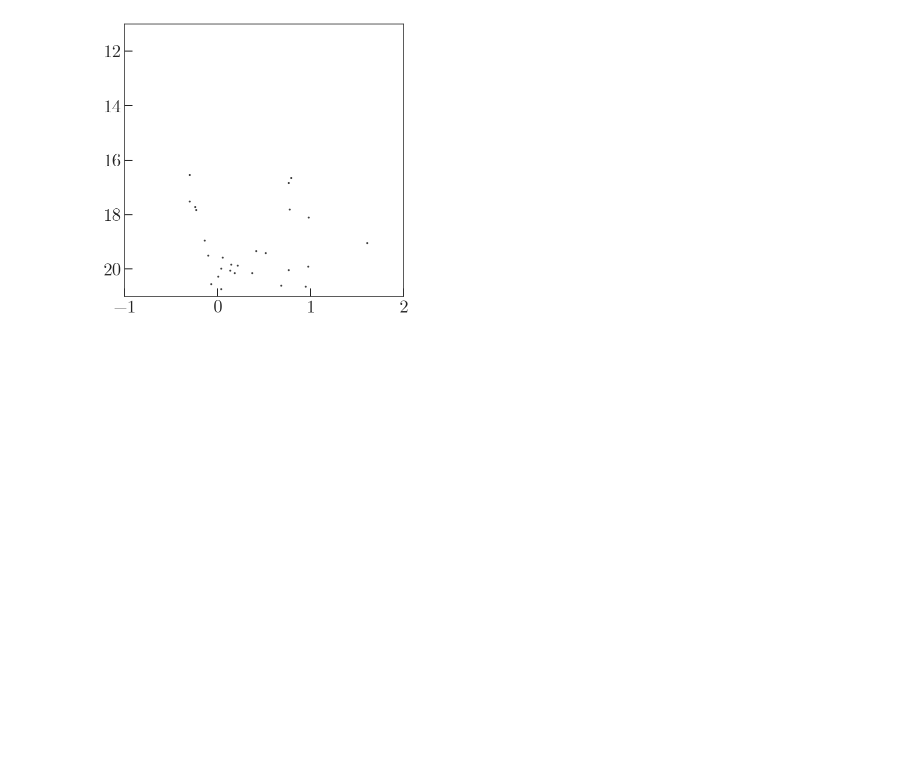
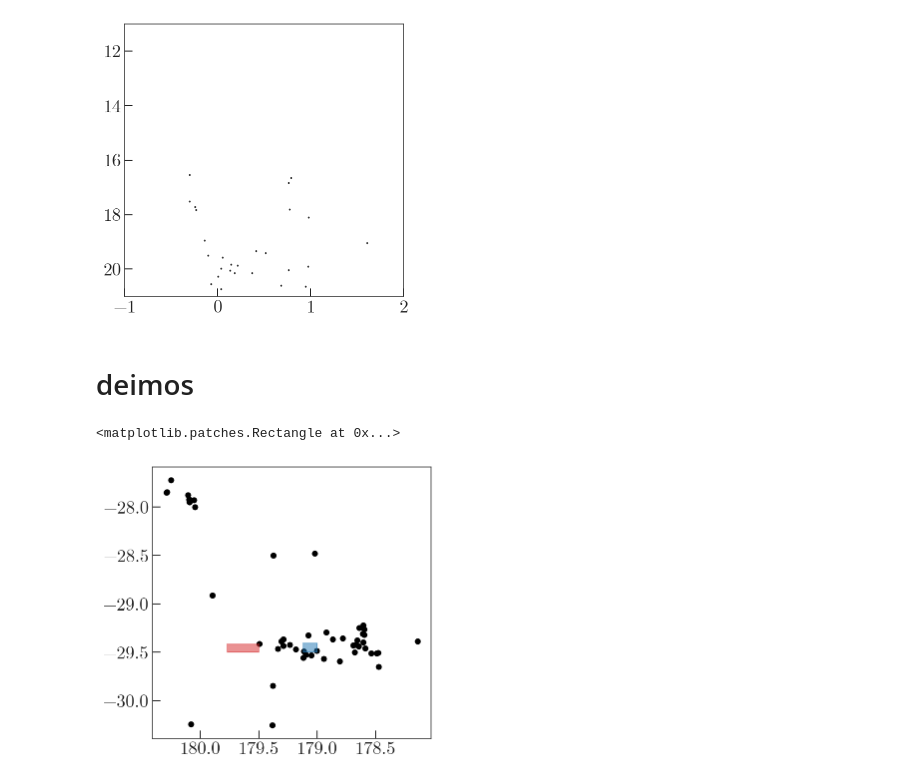
Before and after one commit to adrn/dr2-lmc-cluster, a Jupyter notebook: notebooks/Figure1-Gaia.ipynb, the cells around one changed output. Saved outputs shown, nothing was run; the diff lists cells and outputs as text; code cells hidden in the pictures; blank space fills up the shorter version.

```diff
--- a/notebooks/Figure1-Gaia.ipynb
+++ b/notebooks/Figure1-Gaia.ipynb
@@ -354,3 +375,21 @@ ax.set_ylim(21, 11)
 # %% [output]
 (21, 11)
 [figure]
+# %% [markdown]
+# deimos
+# %%
+x = g.ra.value[cl_rough_mask & poly_mask & pm_mask]
+y = g.dec.value[cl_rough_mask & poly_mask & pm_mask]
+# %%
+fig, ax = plt.subplots(1, 1, figsize=(5, 5))
+ax.scatter(x, y, c='k')
+ax.invert_xaxis()
+
+rect = mpl.patches.Rectangle((179.5, -29.5), 16/60., 5/60., color='tab:red', alpha=0.5)
+ax.add_patch(rect)
+
+rect = mpl.patches.Rectangle((179., -29.5), 7.2/60., 5.7/60., color='tab:blue', alpha=0.5)
+ax.add_patch(rect)
+# %% [output]
+<matplotlib.patches.Rectangle at 0x...>
+[figure, added]
```
Also changed, not shown: parts of 4 cells of this notebook, 8 other files.
